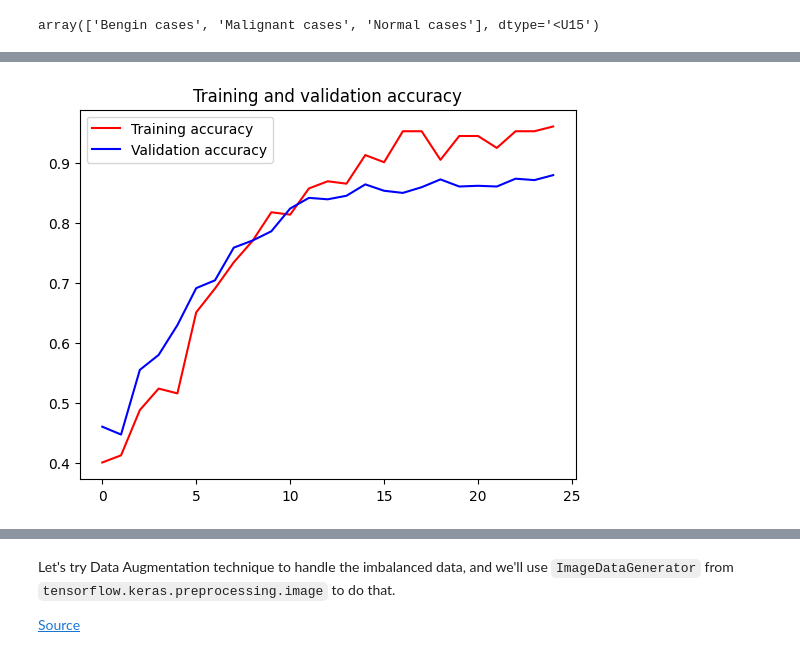
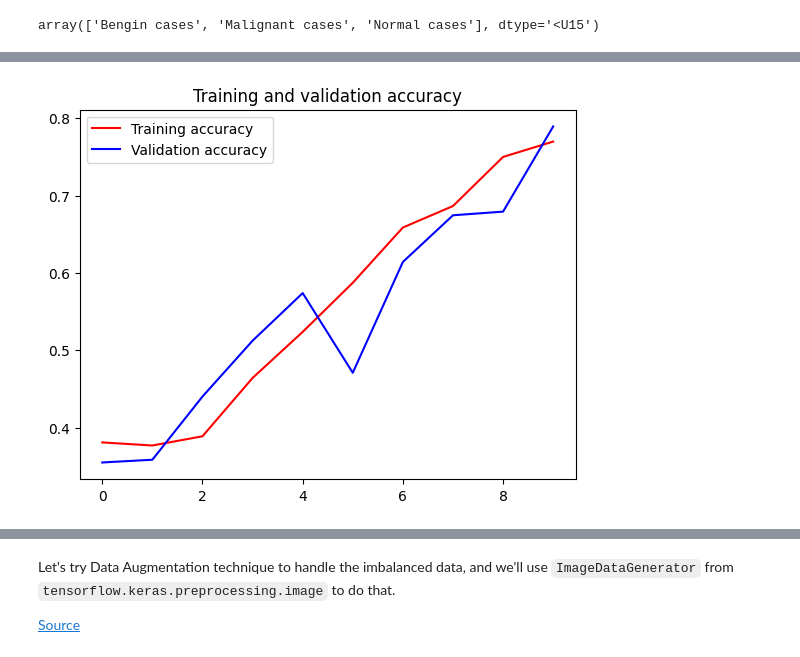
Before and after one commit to mrayyan2001/Lung-Cancer-Detection, a Jupyter notebook: main.ipynb, the cells around one changed output, grey strips where cells are left out. Saved outputs shown, nothing was run; the diff lists cells and outputs as text; code cells hidden in the pictures.

```diff
--- a/main.ipynb
+++ b/main.ipynb
@@ -514,9 +587,3 @@ X_train = X[indices_train]
 X_test = X[indices_test]
 y_train = y[indices_train]
 y_test = y[indices_test]
-
-for i in range(len(X_train)):
-    X_train[i] = cv2.medianBlur(X_train[i], 5)
-
-for i in range(len(X_test)):
-    X_test[i] = cv2.medianBlur(X_test[i], 5)
@@ -544,19 +603,21 @@ le2.classes_
 array(['Bengin cases', 'Malignant cases', 'Normal cases'], dtype='<U15')
 # %%
 model2 = Sequential()
+# Input Layer
+model2.add(Input(shape=X_train[0].shape))
+# Hidden Layers
+model2.add(Conv2D(filters=64, kernel_size=(3, 3), name="conv2d_1", activation="relu"))
+model2.add(MaxPooling2D(pool_size=(2, 2), name="max2d_1"))
 
-# Input layer
-model2.add(Input(shape=X_train[0].shape))
-# Hidden layers
-# model2.add(Conv2D(64, kernel_size=(3, 3), activation="relu", name="conv_1"))
-# model2.add(MaxPooling2D(pool_size=(2, 2), name="pool_1"))
-# model2.add(Conv2D(32, kernel_size=(3, 3), activation="relu", name="conv_2"))
-# model2.add(MaxPooling2D(pool_size=(2, 2), name="pool_2"))
-model2.add(Conv2D(16, kernel_size=(3, 3), activation="relu", name="conv_3"))
-model2.add(MaxPooling2D(pool_size=(2, 2), name="pool_3"))
-model2.add(Conv2D(8, kernel_size=(3, 3), activation="relu", name="conv_4"))
-model2.add(MaxPooling2D(pool_size=(2, 2), name="pool_4"))
-# Output layer
-model2.add(Dropout(0.5)) # To avoid overfitting
+model2.add(Conv2D(filters=32, kernel_size=(3, 3), name="conv2d_2", activation="relu"))
+model2.add(MaxPooling2D(pool_size=(2, 2), name="max2d_2"))
+
+model2.add(Conv2D(filters=8, kernel_size=(3, 3), name="conv2d_3", activation="relu"))
+model2.add(MaxPooling2D(pool_size=(2, 2), name="max2d_3"))
+
 model2.add(Flatten(name="flatten"))
-model2.add(Dense(3, activation="softmax", name="output"))
+
+# Output Layer
+model2.add(Dense(3, activation="softmax", name="out"))
+
+model2.summary()
@@ -570,7 +653,7 @@ model2.compile(
 history = model2.fit(
     X_train,
     y_train_encoded,
-    epochs=25,
+    epochs=10,
     batch_size=32,
     validation_data=(X_test, y_test_encoded),
 )
@@ -595,16 +681,7 @@ Epoch 25/25
-# %%
-acc = history.history['accuracy']
-val_acc = history.history['val_accuracy']
-
-epochs = range(len(acc))
-
-plt.plot(epochs, acc, 'r', label='Training accuracy')
-plt.plot(epochs, val_acc, 'b', label='Validation accuracy')
-plt.title('Training and validation accuracy')
-plt.legend(loc=0)
-plt.show()
-# %% [output]
-[figure, removed]
+# %%
+plot_accuracy(history)
+# %% [output]
+[figure, added]
 # %%
 model2.compile(
     optimizer="rmsprop", loss="sparse_categorical_crossentropy", metrics=["accuracy"]
```
Also changed, not shown: parts of 48 cells of this notebook, 2 other files.
